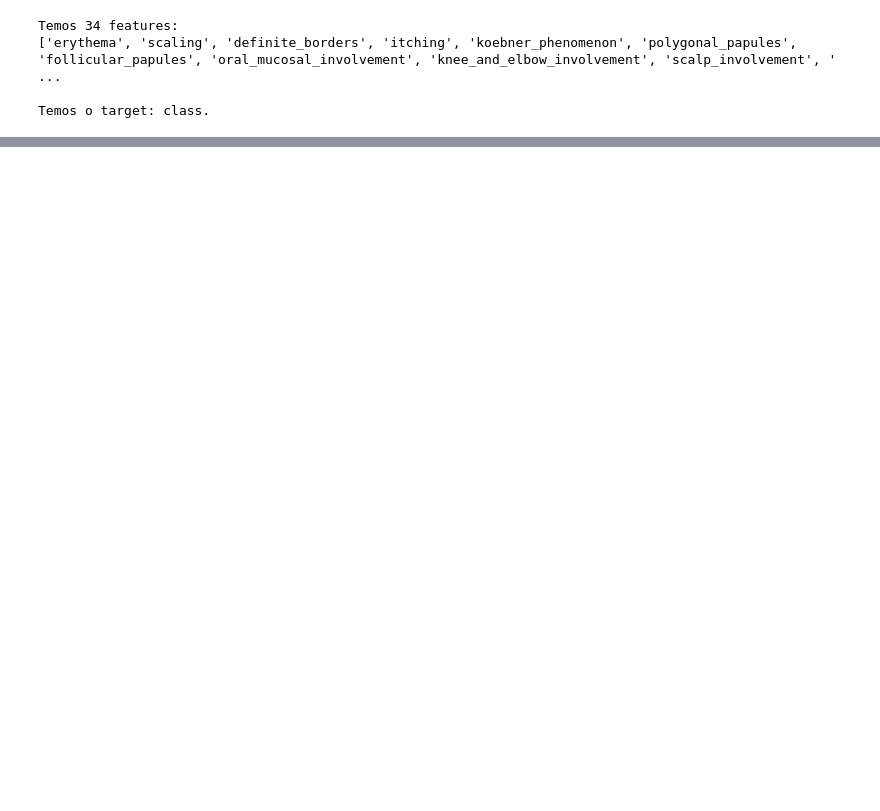
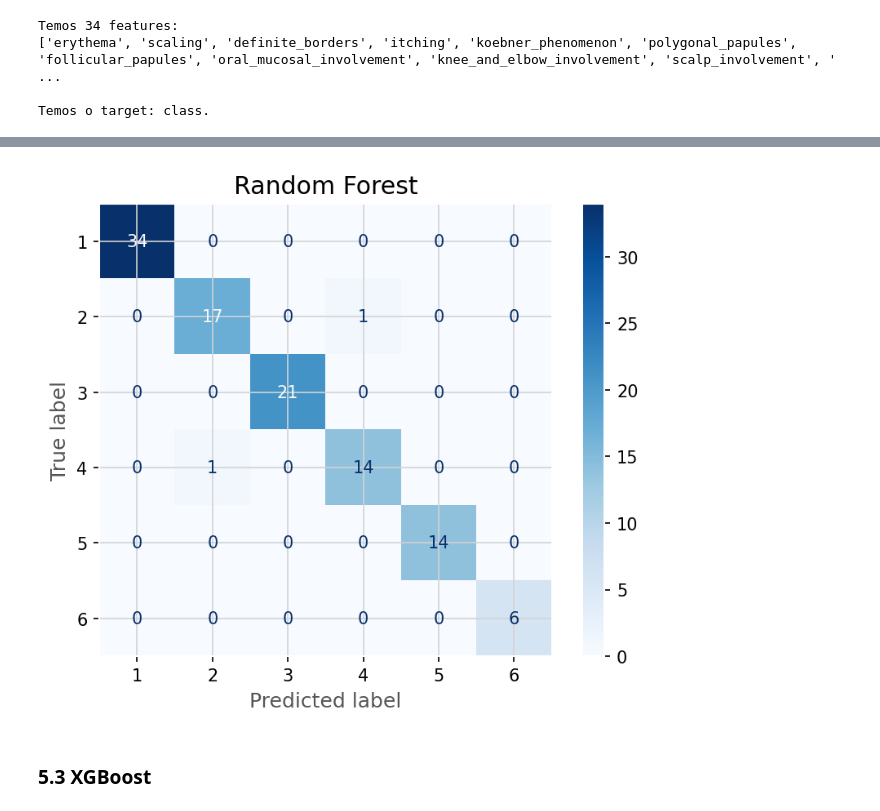
Before and after one commit to CrisNakamura/projeto_deteccao_eritemato-escamosa, a Jupyter notebook: notebooks/EDA+Modelling.ipynb, the cells around one changed output, grey strips where cells are left out. Saved outputs shown, nothing was run; the diff lists cells and outputs as text; code cells hidden in the pictures; blank space fills up the shorter version.

```diff
--- a/notebooks/EDA+Modelling.ipynb
+++ b/notebooks/EDA+Modelling.ipynb
@@ -377,0 +460,4 @@ Name: proportion, dtype: float64
+# %%
+modelo_rf = RandomForestClassifier()
+
+treinar_modelo(modelo_rf, 'Random Forest')
@@ -377,0 +486,6 @@ Name: proportion, dtype: float64
+# %%
+plotar_matriz_confusao(modelo_rf, 'Random Forest');
+# %% [output]
+[figure, added]
+# %% [markdown]
+### 5.3 XGBoost
```
Also changed, not shown: parts of 32 cells of this notebook.
